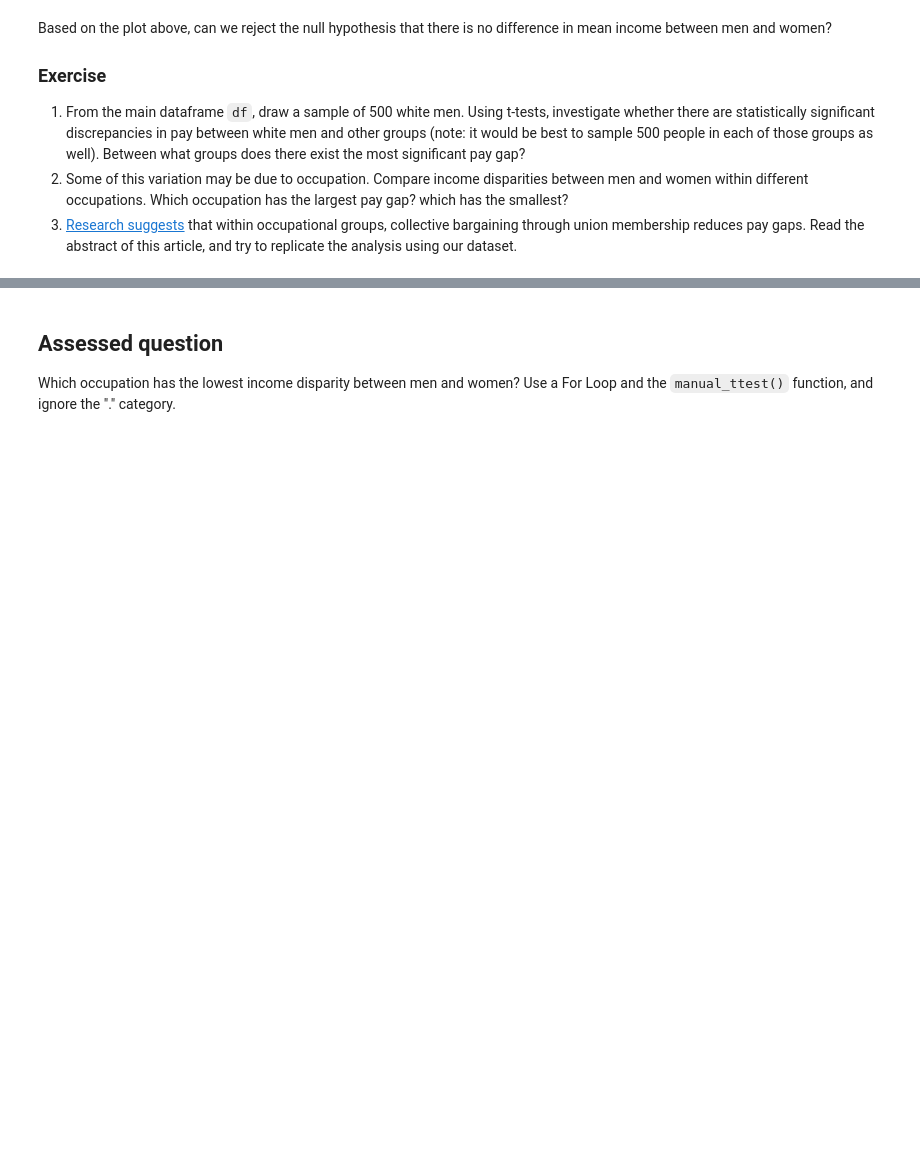
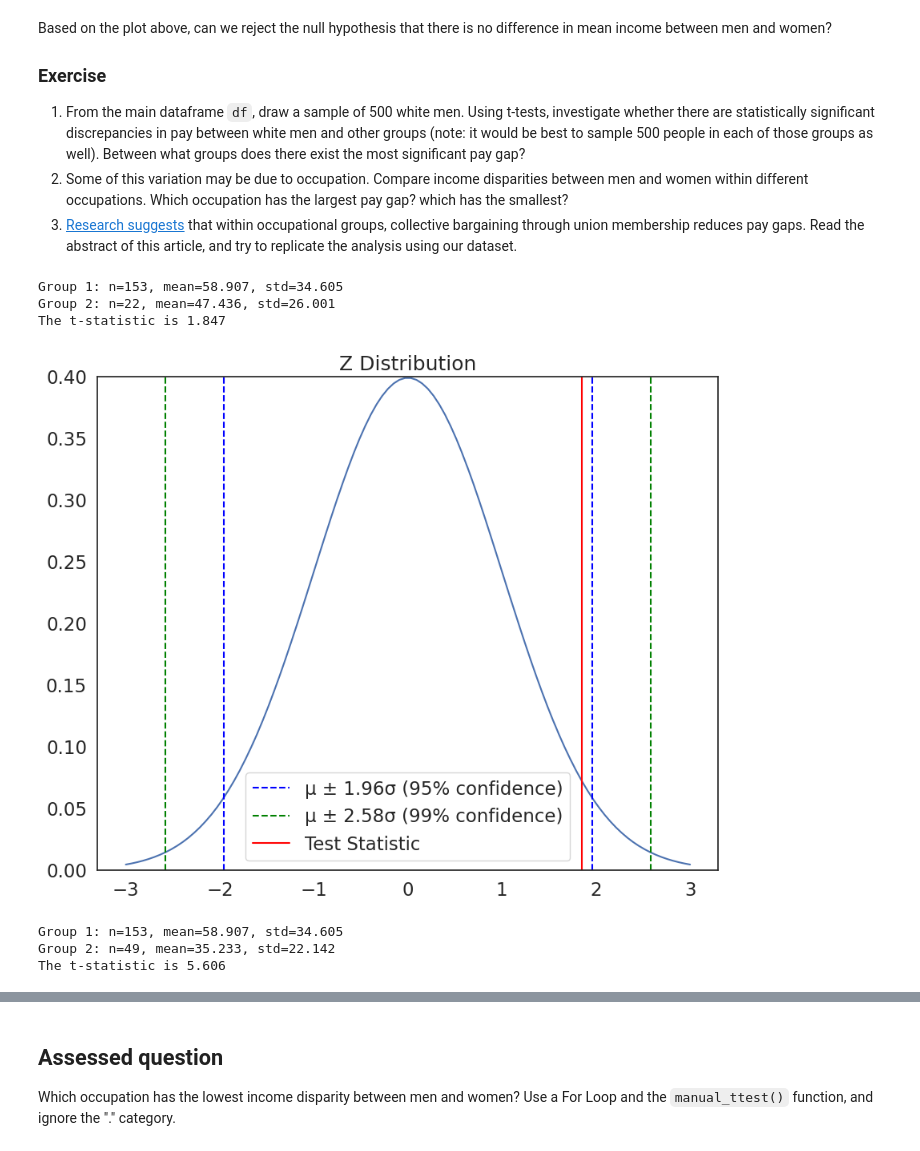
Before and after one commit to DiegoArgn/QM-2, a Jupyter notebook: w06_hypothesis_testing.ipynb, the cells around one changed output, grey strips where cells are left out. Saved outputs shown, nothing was run; the diff lists cells and outputs as text; code cells hidden in the pictures; blank space fills up the shorter version.

```diff
--- a/w06_hypothesis_testing.ipynb
+++ b/w06_hypothesis_testing.ipynb
@@ -294,3 +322,27 @@ Based on the plot above, can we reject the null hypothesis that there is no diff
 1. From the main dataframe `df`, draw a sample of 500 white men. Using t-tests, investigate whether there are statistically significant discrepancies in pay between white men and other groups (note: it would be best to sample 500 people in each of those groups as well). Between what groups does there exist the most significant pay gap?
 2. Some of this variation may be due to occupation. Compare income disparities between men and women within different occupations. Which occupation has the largest pay gap? which has the smallest?
 3. [Research suggests](https://journals.sagepub.com/doi/abs/10.1177/0730888401028004005) that within occupational groups, collective bargaining through union membership reduces pay gaps. Read the abstract of this article, and try to replicate the analysis using our dataset.
+# %%
+sample=df.sample(500)
+# %%
+menwhite=sample[(sample['sex']==1) & (sample['race']==1)] #
+menblack=sample[(sample['sex']==1) & (sample['race']==2)] #
+
+a = manual_ttest(menwhite['income'], menblack['income']) #
+# %% [output]
+Group 1: n=153, mean=58.907, std=34.605
+Group 2: n=22, mean=47.436, std=26.001
+The t-statistic is 1.847
+# %%
+plot_z(a)
+# %% [output]
+[figure, added]
+# %%
+menwhite=sample[(sample['sex']==1) & (sample['race']==1)] #
+menhispanic=sample[(sample['sex']==1) & (sample['race']==3)] #
+
+b = manual_ttest(menwhite['income'], menhispanic['income']) #
+# %% [output]
+Group 1: n=153, mean=58.907, std=34.605
+Group 2: n=49, mean=35.233, std=22.142
+The t-statistic is 5.606
```
Also changed, not shown: parts of 20 cells of this notebook.
